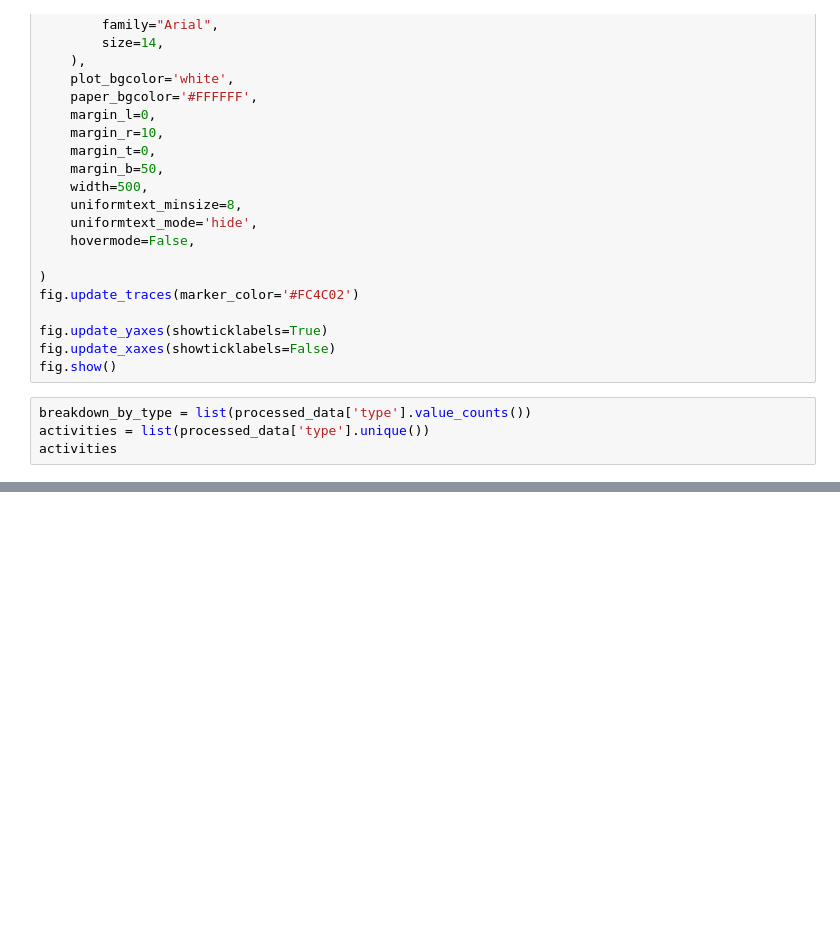
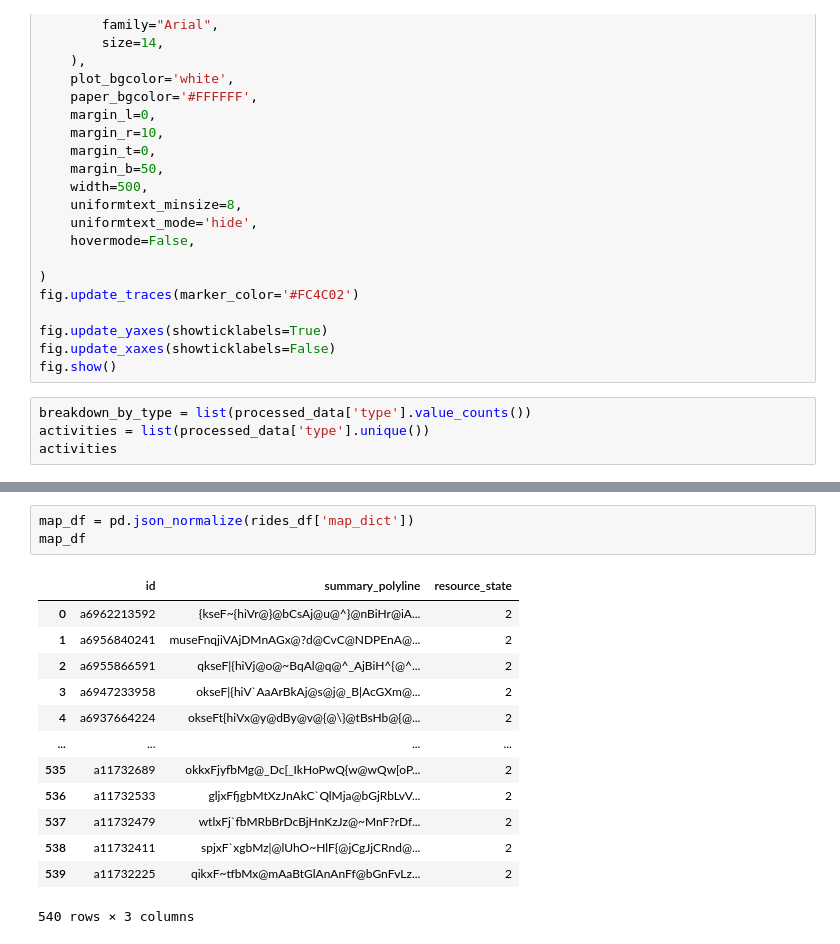
Before and after one commit to tiroger/my-strava, a Jupyter notebook: my_data.ipynb, the cells around one changed output, grey strips where cells are left out. Drawn from its saved outputs; the diff is of its cells as text; blank space fills up the shorter version.

```diff
--- a/my_data.ipynb
+++ b/my_data.ipynb
@@ -341,0 +418,17 @@ activities
+# %%
+map_df = pd.json_normalize(rides_df['map_dict'])
+map_df
+# %% [output]
+|  | id | summary_polyline | resource_state |
+| 0 | a6962213592 | {kseF~{hiVr@}@bCsAj@u@^}@nBiHr@iA... | 2 |
+| 1 | a6956840241 | museFnqjiVAjDMnAGx@?d@CvC@NDPEnA@... | 2 |
+| 2 | a6955866591 | qkseF|{hiVj@o@~BqAl@q@^_AjBiH^{@^... | 2 |
+| 3 | a6947233958 | okseF|{hiV`AaArBkAj@s@j@_B|AcGXm@... | 2 |
+| 4 | a6937664224 | okseFt{hiVx@y@dBy@v@{@\}@tBsHb@{@... | 2 |
+| ... | ... | ... | ... |
+| 535 | a11732689 | okkxFjyfbMg@_Dc[_IkHoPwQ{w@wQw[oP... | 2 |
+| 536 | a11732533 | gljxFfjgbMtXzJnAkC`QlMja@bGjRbLvV... | 2 |
+| 537 | a11732479 | wtlxFj`fbMRbBrDcBjHnKzJz@~MnF?rDf... | 2 |
+| 538 | a11732411 | spjxF`xgbMz|@lUhO~HlF{@jCgJjCRnd@... | 2 |
+| 539 | a11732225 | qikxF~tfbMx@mAaBtGlAnAnFf@bGnFvLz... | 2 |
+540 rows × 3 columns
```
Also changed, not shown: parts of 19 cells of this notebook, 3 other files.
